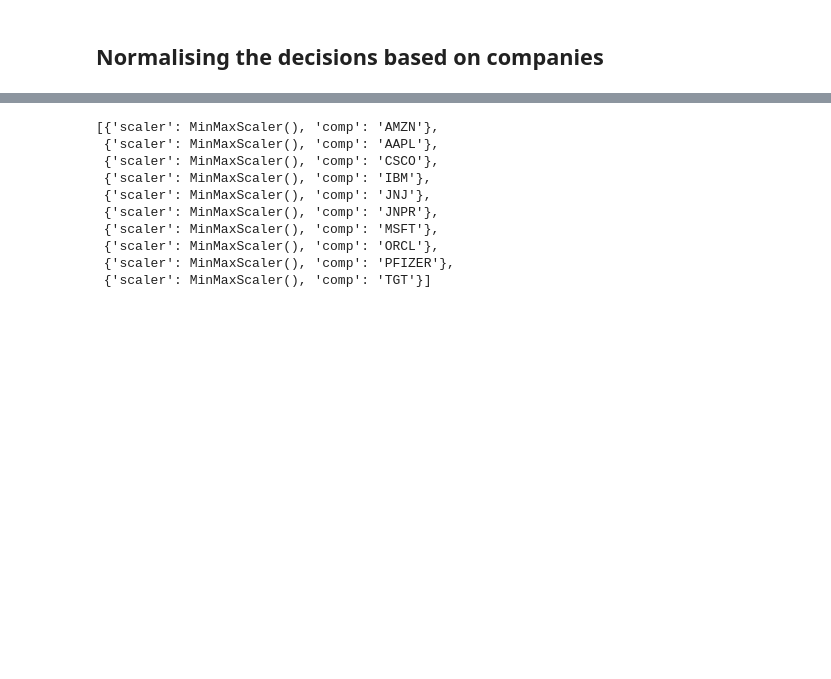
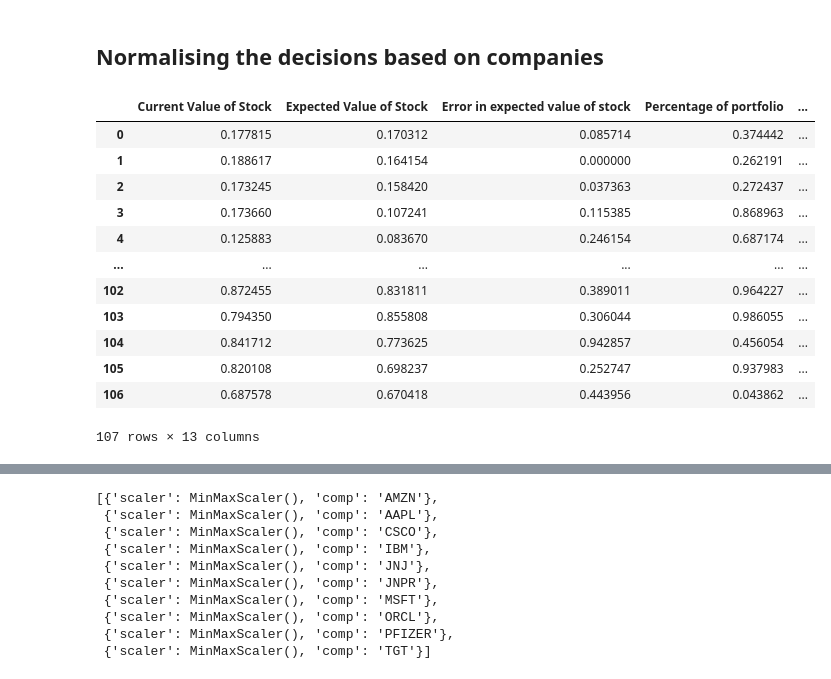
Before and after one commit to Aryan-Bhatt-pro/Rec-Sys-Project, a Jupyter notebook: CollabFiltering.ipynb, the cells around one changed output, grey strips where cells are left out. Cells and saved outputs as stored; diff of their text form; code cells hidden in the pictures; blank space fills up the shorter version.

```diff
--- a/CollabFiltering.ipynb
+++ b/CollabFiltering.ipynb
@@ -74,3 +85,19 @@ for i in range(len(df_decisions_list)):
 
     # Concatenate the normalized DataFrame with the excluded column
     df_decisions_list[i]['df'] = pd.concat([normalized_df, df_decisions_list[i]['df'][columns_to_exclude]], axis=1)
+# %%
+df_decisions_list[i]['df']
+# %% [output]
+|  | Current Value of Stock | Expected Value of Stock | Error in expected value of stock | Percentage of portfolio | ... |
+| 0 | 0.177815 | 0.170312 | 0.085714 | 0.374442 | ... |
+| 1 | 0.188617 | 0.164154 | 0.000000 | 0.262191 | ... |
+| 2 | 0.173245 | 0.158420 | 0.037363 | 0.272437 | ... |
+| 3 | 0.173660 | 0.107241 | 0.115385 | 0.868963 | ... |
+| 4 | 0.125883 | 0.083670 | 0.246154 | 0.687174 | ... |
+| ... | ... | ... | ... | ... | ... |
+| 102 | 0.872455 | 0.831811 | 0.389011 | 0.964227 | ... |
+| 103 | 0.794350 | 0.855808 | 0.306044 | 0.986055 | ... |
+| 104 | 0.841712 | 0.773625 | 0.942857 | 0.456054 | ... |
+| 105 | 0.820108 | 0.698237 | 0.252747 | 0.937983 | ... |
+| 106 | 0.687578 | 0.670418 | 0.443956 | 0.043862 | ... |
+107 rows × 13 columns
```
Also changed, not shown: parts of 10 cells of this notebook.
